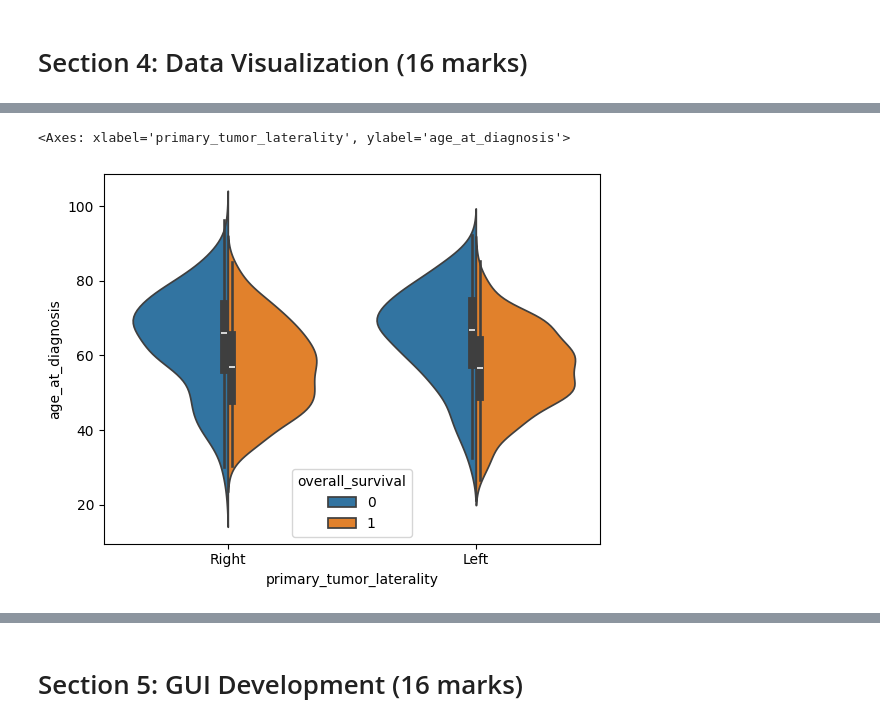
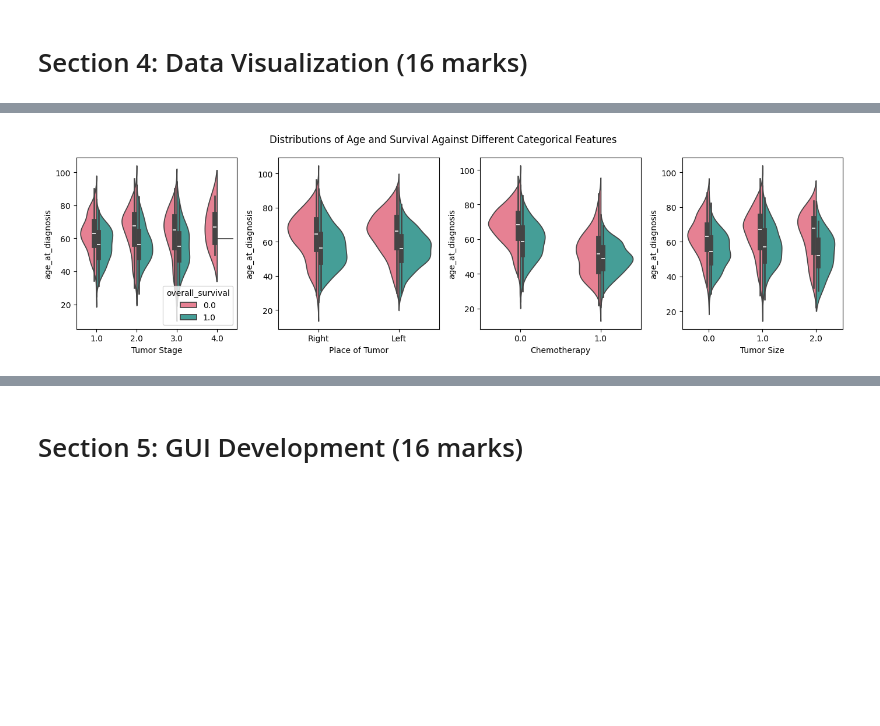
Before and after one commit to Ruthamey1/handling_data, a Jupyter notebook: NTU_N1019812_SOFT40161_CourseWork.ipynb, the cells around one changed output, grey strips where cells are left out. Cells and saved outputs as stored; diff of their text form; code cells hidden in the pictures; blank space fills up the shorter version.

```diff
--- a/NTU_N1019812_SOFT40161_CourseWork.ipynb
+++ b/NTU_N1019812_SOFT40161_CourseWork.ipynb
@@ -407,6 +469,22 @@ sns.violinplot(x='tumor_stage', y='age_at_diagnosis', data=data, hue='overall_su
-# %%
-sns.violinplot(x='primary_tumor_laterality', y='age_at_diagnosis', data=data, hue='overall_survival', split=True)
-# %% [output]
-<Axes: xlabel='primary_tumor_laterality', ylabel='age_at_diagnosis'>
-[figure, removed]
+# %%
+Fig, axes = plt.subplots(1,4,figsize=(14,4))
+
+sns.violinplot(x='tumor_stage', y='age_at_diagnosis', data=data, hue='overall_survival',
+               split=True, palette='husl', ax = axes[0])
+sns.violinplot(x='primary_tumor_laterality', y='age_at_diagnosis', data=data, hue='overall_survival',
+               split=True, palette='husl', ax = axes[1], legend=False)
+sns.violinplot(x='chemotherapy', y='age_at_diagnosis', data=data, hue='overall_survival',
+               split=True, palette='husl', ax = axes[2], legend=False)
+sns.violinplot(x='tumor_size_category', y='age_at_diagnosis', data=data, hue='overall_survival',
+               split=True, palette='husl', ax = axes[3], legend=False)
+
+axes[0].set_xlabel('Tumor Stage')
+axes[1].set_xlabel('Place of Tumor')
+axes[2].set_xlabel('Chemotherapy')
+axes[3].set_xlabel('Tumor Size')
+plt.suptitle('Distributions of Age and Survival Against Different Categorical Features')
+plt.tight_layout()
+plt.show()
+# %% [output]
+[figure, added]
 # %%
```
Also changed, not shown: parts of 40 cells of this notebook.
